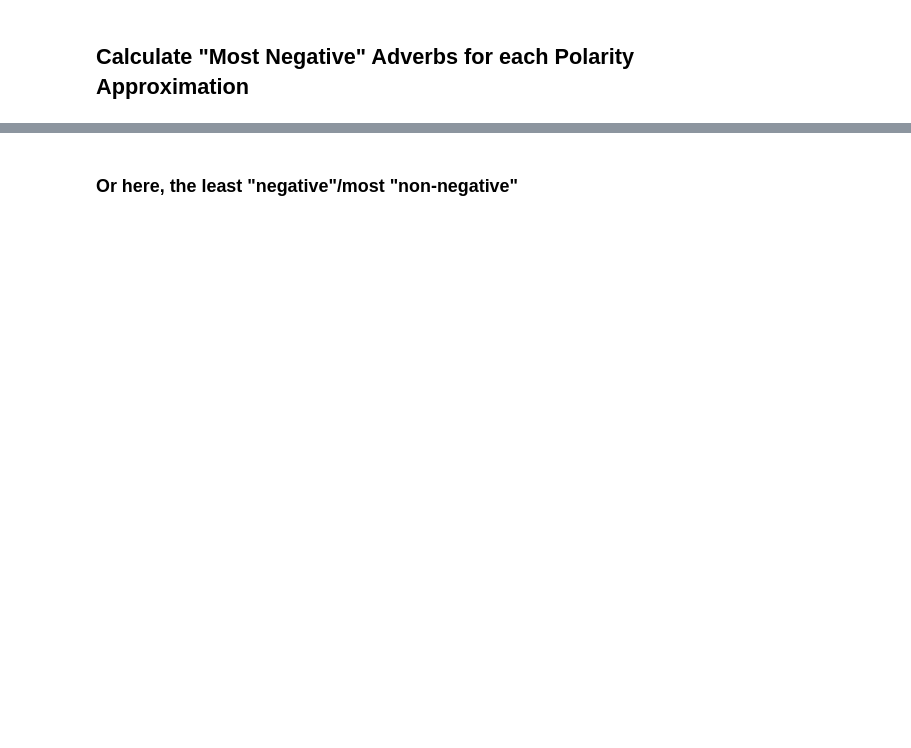
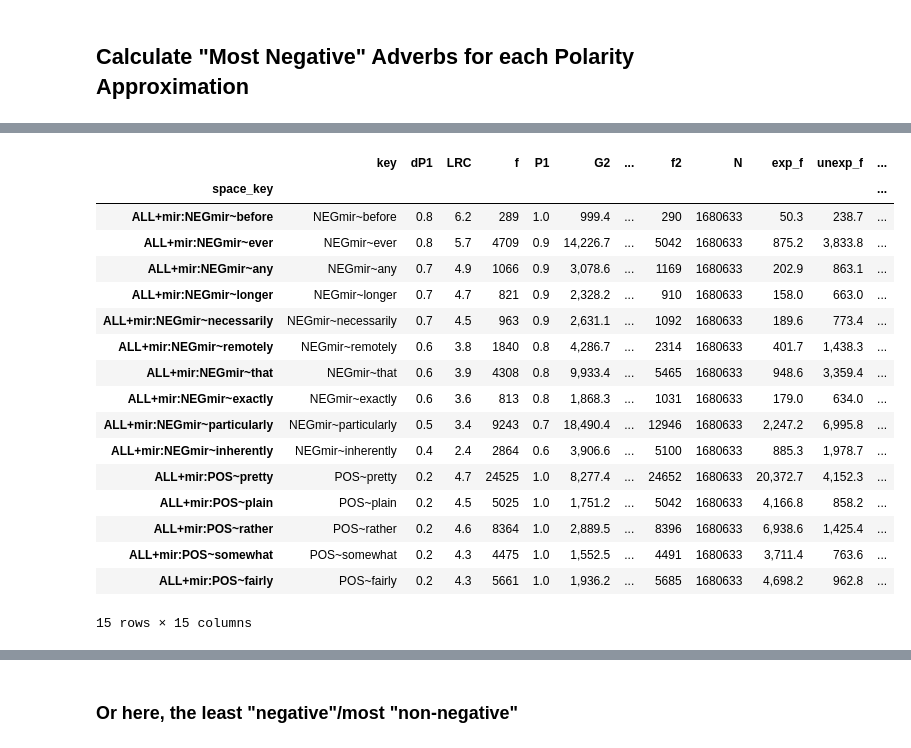
Before and after one commit to AndreaTheLinguist/sanpi, a Jupyter notebook: notebooks/ALL-adverb_assoc.ipynb, the cells around one changed output, grey strips where cells are left out. Saved outputs shown, nothing was run; the diff lists cells and outputs as text; code cells hidden in the pictures; blank space fills up the shorter version.

Commit message:
current changes from `adele`: some scripts, some notebooks, functions in `am_notebooks.py`, also some AM tables as csvs

```diff
--- a/notebooks/ALL-adverb_assoc.ipynb
+++ b/notebooks/ALL-adverb_assoc.ipynb
@@ -72,7 +76,7 @@ pd.set_option('display.width', 90)
 pd.set_option("display.precision", 2)
 pd.set_option("styler.format.precision", 2)
 pd.set_option("styler.format.thousands", ",")
-pd.set_option("display.float_format", '{:,.2f}'.format)
+pd.set_option("display.float_format", '{:,.1f}'.format)
 # %% [markdown]
 ## Set paths and load adverb association tables
 # %%
@@ -247,0 +473,21 @@ for adv_df in (setdiff_adv, mirror_adv):
+# %%
+tops['mirror10']
+# %% [output]
+|  | key | dP1 | LRC | f | P1 | G2 | ... | f2 | N | exp_f | unexp_f | ... |
+| space_key |  |  |  |  |  |  |  |  |  |  |  | ... |
+| ALL+mir:NEGmir~before | NEGmir~before | 0.8 | 6.2 | 289 | 1.0 | 999.4 | ... | 290 | 1680633 | 50.3 | 238.7 | ... |
+| ALL+mir:NEGmir~ever | NEGmir~ever | 0.8 | 5.7 | 4709 | 0.9 | 14,226.7 | ... | 5042 | 1680633 | 875.2 | 3,833.8 | ... |
+| ALL+mir:NEGmir~any | NEGmir~any | 0.7 | 4.9 | 1066 | 0.9 | 3,078.6 | ... | 1169 | 1680633 | 202.9 | 863.1 | ... |
+| ALL+mir:NEGmir~longer | NEGmir~longer | 0.7 | 4.7 | 821 | 0.9 | 2,328.2 | ... | 910 | 1680633 | 158.0 | 663.0 | ... |
+| ALL+mir:NEGmir~necessarily | NEGmir~necessarily | 0.7 | 4.5 | 963 | 0.9 | 2,631.1 | ... | 1092 | 1680633 | 189.6 | 773.4 | ... |
+| ALL+mir:NEGmir~remotely | NEGmir~remotely | 0.6 | 3.8 | 1840 | 0.8 | 4,286.7 | ... | 2314 | 1680633 | 401.7 | 1,438.3 | ... |
+| ALL+mir:NEGmir~that | NEGmir~that | 0.6 | 3.9 | 4308 | 0.8 | 9,933.4 | ... | 5465 | 1680633 | 948.6 | 3,359.4 | ... |
+| ALL+mir:NEGmir~exactly | NEGmir~exactly | 0.6 | 3.6 | 813 | 0.8 | 1,868.3 | ... | 1031 | 1680633 | 179.0 | 634.0 | ... |
+| ALL+mir:NEGmir~particularly | NEGmir~particularly | 0.5 | 3.4 | 9243 | 0.7 | 18,490.4 | ... | 12946 | 1680633 | 2,247.2 | 6,995.8 | ... |
+| ALL+mir:NEGmir~inherently | NEGmir~inherently | 0.4 | 2.4 | 2864 | 0.6 | 3,906.6 | ... | 5100 | 1680633 | 885.3 | 1,978.7 | ... |
+| ALL+mir:POS~pretty | POS~pretty | 0.2 | 4.7 | 24525 | 1.0 | 8,277.4 | ... | 24652 | 1680633 | 20,372.7 | 4,152.3 | ... |
+| ALL+mir:POS~plain | POS~plain | 0.2 | 4.5 | 5025 | 1.0 | 1,751.2 | ... | 5042 | 1680633 | 4,166.8 | 858.2 | ... |
+| ALL+mir:POS~rather | POS~rather | 0.2 | 4.6 | 8364 | 1.0 | 2,889.5 | ... | 8396 | 1680633 | 6,938.6 | 1,425.4 | ... |
+| ALL+mir:POS~somewhat | POS~somewhat | 0.2 | 4.3 | 4475 | 1.0 | 1,552.5 | ... | 4491 | 1680633 | 3,711.4 | 763.6 | ... |
+| ALL+mir:POS~fairly | POS~fairly | 0.2 | 4.3 | 5661 | 1.0 | 1,936.2 | ... | 5685 | 1680633 | 4,698.2 | 962.8 | ... |
+15 rows × 15 columns
```
Also changed, not shown: parts of 30 cells of this notebook, 7 other files.
